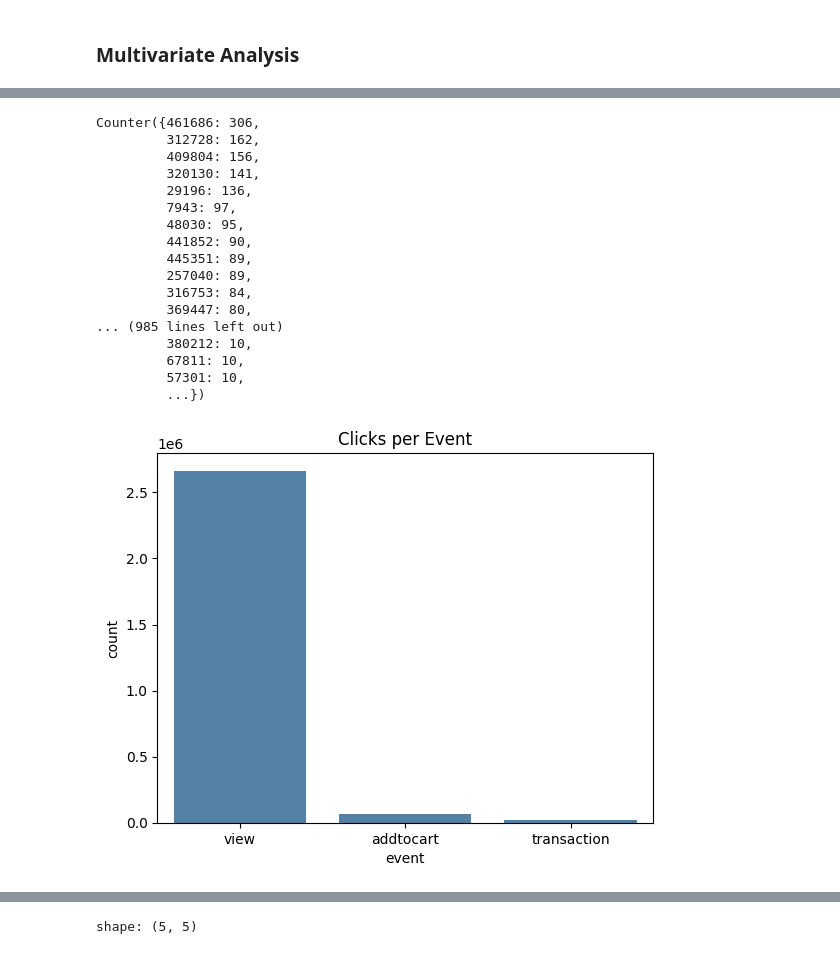
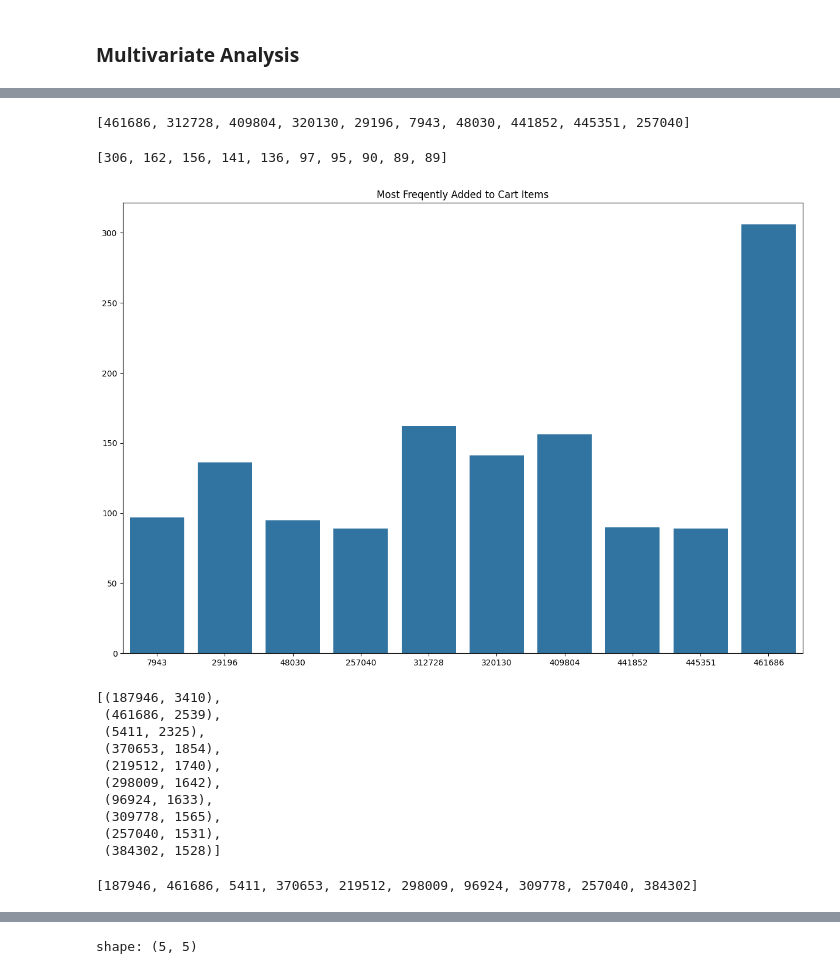
Before and after one commit to Andrew-Bordei/Data-Science, a Jupyter notebook: recommendation_system/notebooks/eda.ipynb, the cells around one changed output, grey strips where cells are left out. Cells and saved outputs as stored; diff of their text form; code cells hidden in the pictures.

```diff
--- a/recommendation_system/notebooks/eda.ipynb
+++ b/recommendation_system/notebooks/eda.ipynb
@@ -164,0 +169,5 @@ Counter({187946: 3410,
+# %%
+# Counting the most added to cart items
+most_popular_cart_items = Counter(grouped_df.row(2)[1]).most_common()
+most_popular_cart_items=most_popular_cart_items[:10]
+most_popular_cart_items
@@ -165,31 +185,45 @@ Counter({187946: 3410,
+# %%
+# Adding id's of 10 most add to cart item to list for plotting
+cart_items_list = [x for x,i in most_popular_cart_items]
+cart_items_list = cart_items_list[:10]
+cart_items_list
+# %% [output]
+[461686, 312728, 409804, 320130, 29196, 7943, 48030, 441852, 445351, 257040]
+# %%
+# Adding frequency of 10 most add to cart items to list for plotting
+cart_frequency_list = [i for x,i in most_popular_cart_items]
+cart_frequency_list = cart_frequency_list[:10]
+cart_frequency_list
+# %% [output]
+[306, 162, 156, 141, 136, 97, 95, 90, 89, 89]
+# %%
+# Dimensions of figure
+fig,ax = plt.subplots(figsize=(15, 10))
+
+plt.title("Most Freqently Added to Cart Items")
+sns.barplot(x=cart_items_list,y=cart_frequency_list,ax=ax)
+plt.show()
+# %% [output]
+[figure, added]
 # %%
-most_popular_viewed_item = Counter(grouped_df.row(1)[1])
-most_popular_viewed_item
+most_viewed_items = Counter(grouped_df.row(1)[1]).most_common()
+most_viewed_items = most_viewed_items[:10]
+most_viewed_items
 # %% [output]
-Counter({461686: 306,
-         312728: 162,
-         409804: 156,
-         320130: 141,
-         29196: 136,
-         7943: 97,
-         48030: 95,
-         441852: 90,
-         445351: 89,
-         257040: 89,
-         316753: 84,
-         369447: 80,
-... (985 lines left out)
-         380212: 10,
-         67811: 10,
-         57301: 10,
-         ...})
+[(187946, 3410),
+ (461686, 2539),
+ (5411, 2325),
+ (370653, 1854),
+ (219512, 1740),
+ (298009, 1642),
+ (96924, 1633),
+ (309778, 1565),
+ (257040, 1531),
+ (384302, 1528)]
-# %%
-sns.barplot(
-    y=df_count['count'],
-    x=df_count['event'],
-    color='steelblue'
-)
-plt.title("Clicks per Event")
-plt.show()
-# %% [output]
-[figure, removed]
+# %%
+# Adding id's of 10 most viewed items to list for plotting
+viewed_items_list = [x for x,i in most_viewed_items]
+viewed_items_list = viewed_items_list[:10]
+viewed_items_list
+# %% [output]
+[187946, 461686, 5411, 370653, 219512, 298009, 96924, 309778, 257040, 384302]
```
Also changed, not shown: parts of 19 cells of this notebook, 1 other file.
